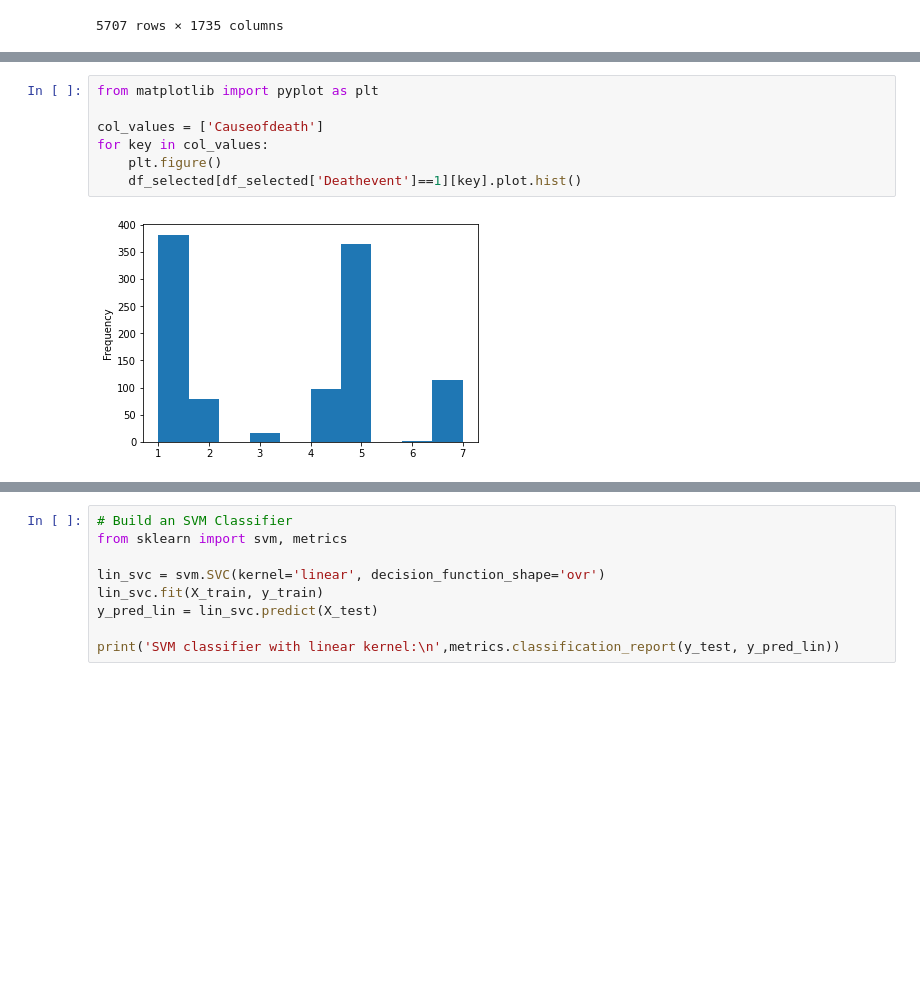
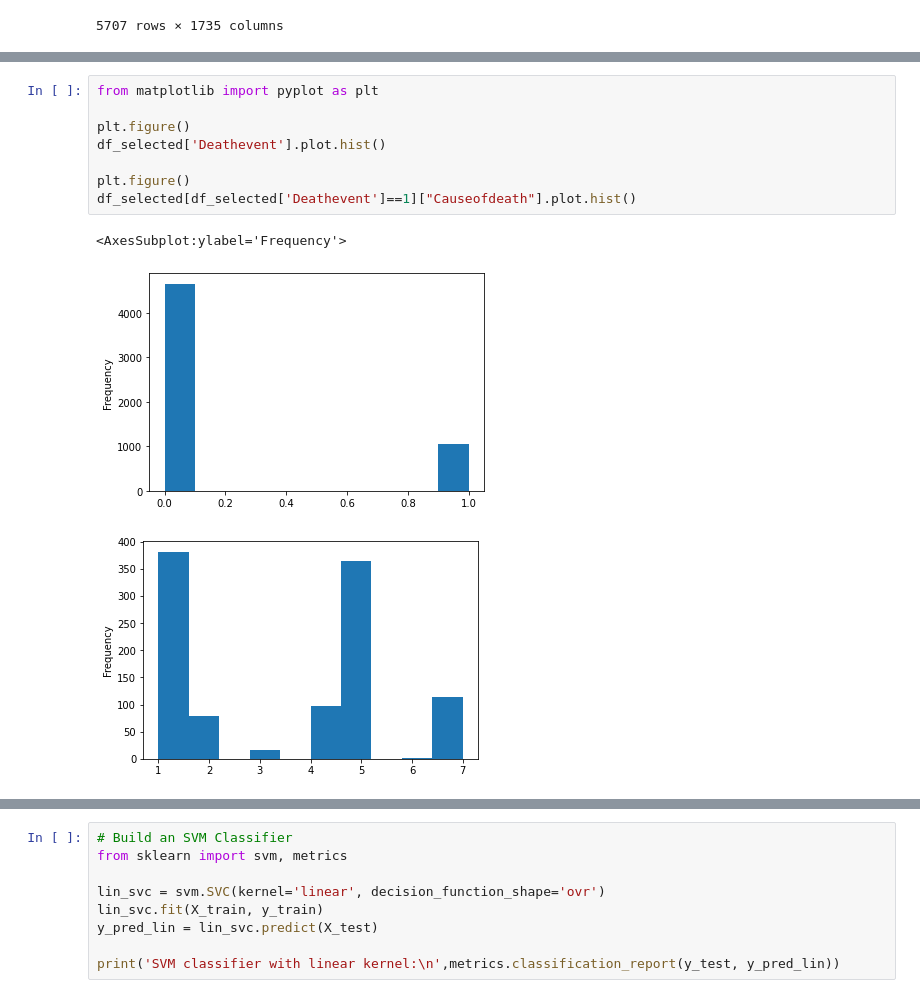
Before and after one commit to YitingZhang1997/MIDAS_Project_2020, a Jupyter notebook: Data_Exploration_CauseofDeath_Classification.ipynb, the cells around one changed output, grey strips where cells are left out. Drawn from its saved outputs; the diff is of its cells as text; blank space fills up the shorter version.

```diff
--- a/Data_Exploration_CauseofDeath_Classification.ipynb
+++ b/Data_Exploration_CauseofDeath_Classification.ipynb
@@ -126,9 +117,12 @@ See the caveats in the documentation: https://pandas.pydata.org/pandas-docs/stab
 # %%
 from matplotlib import pyplot as plt
 
-col_values = ['Causeofdeath']
-for key in col_values:
-    plt.figure()
-    df_selected[df_selected['Deathevent']==1][key].plot.hist()
+plt.figure()
+df_selected['Deathevent'].plot.hist()
+
+plt.figure()
+df_selected[df_selected['Deathevent']==1]["Causeofdeath"].plot.hist()
 # %% [output]
+<AxesSubplot:ylabel='Frequency'>
-[figure, old version]
+[figure, new version]
+[figure, added]
```
Also changed, not shown: parts of 8 cells of this notebook.
